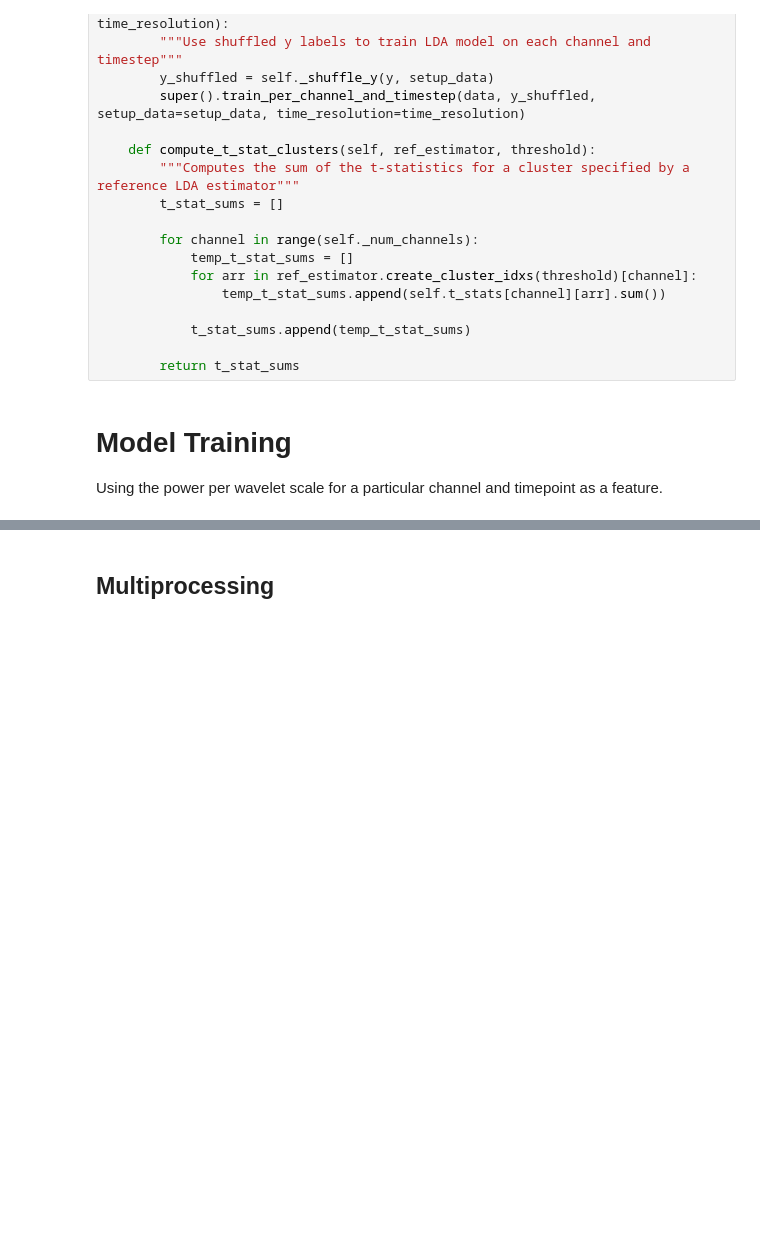
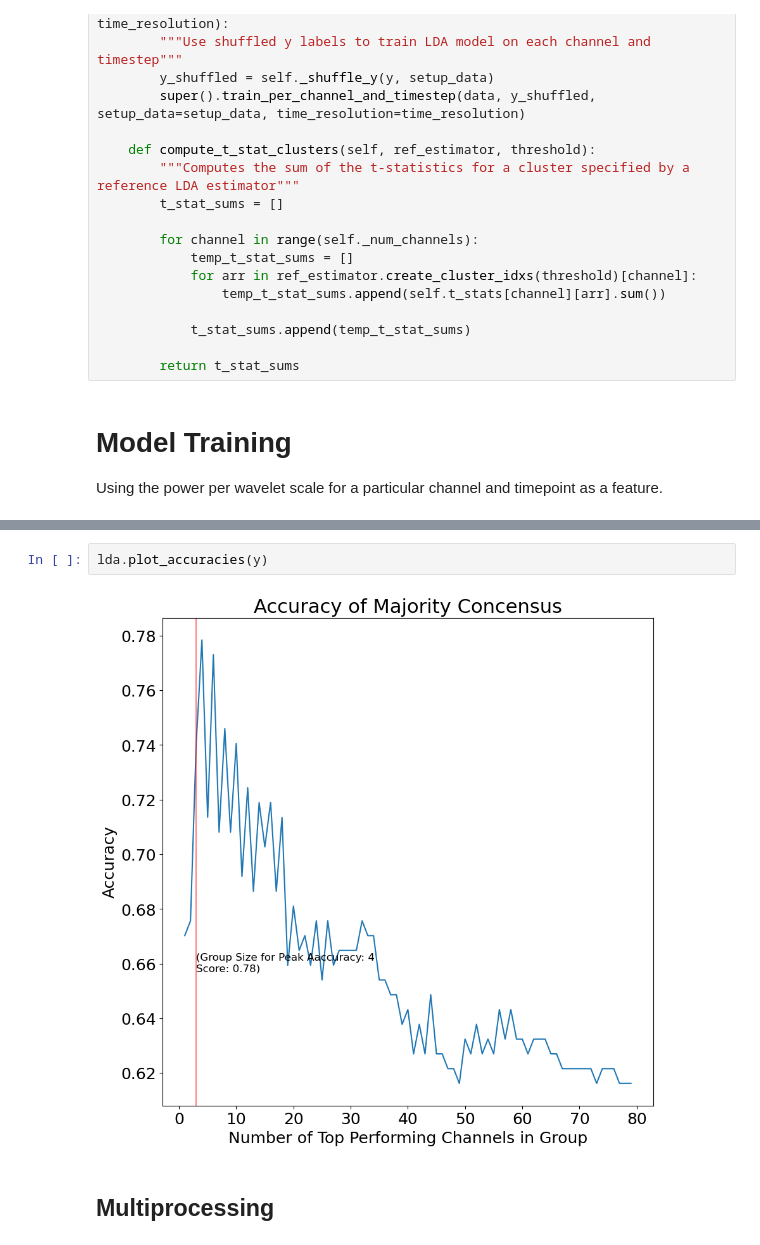
Before and after one commit to ncsl/decoding-decision-making, a Jupyter notebook: [Prototype] EFRI Data Analysis LDA.ipynb, the cells around one changed output, grey strips where cells are left out. Drawn from its saved outputs; the diff is of its cells as text; blank space fills up the shorter version.

```diff
--- a/[Prototype] EFRI Data Analysis LDA.ipynb
+++ b/[Prototype] EFRI Data Analysis LDA.ipynb
@@ -870,3 +1018,7 @@ Using the power per wavelet scale for a particular channel and timepoint as a fe
+# %%
+lda.plot_accuracies(y)
+# %% [output]
+[figure, added]
 # %% [markdown]
 ## Multiprocessing
 # %%
```
Also changed, not shown: parts of 8 cells of this notebook.
